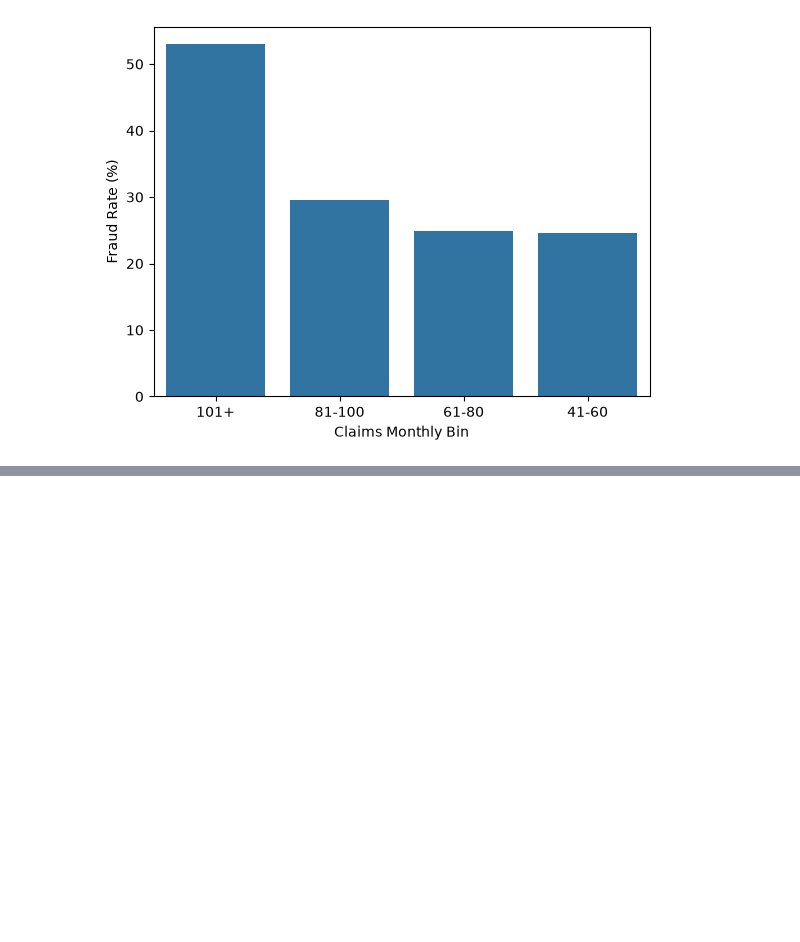
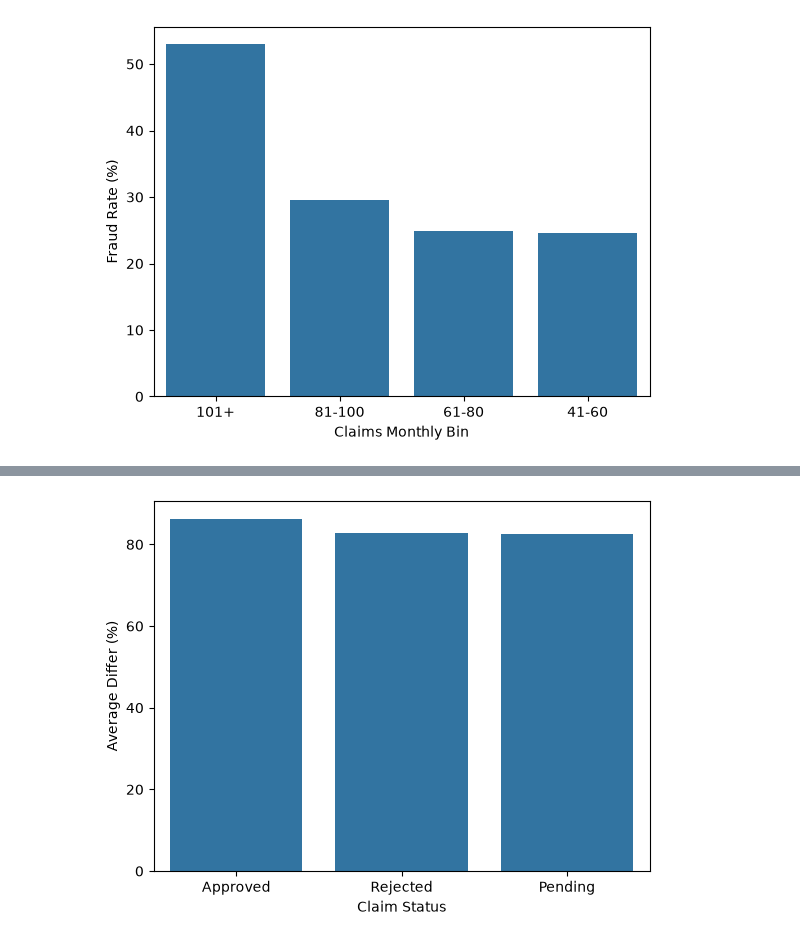
Before and after one commit to jscode-1302/claims_analysis, a Jupyter notebook: notebooks/analysis.ipynb, the cells around one changed output, grey strips where cells are left out. Drawn from its saved outputs; the diff is of its cells as text; code cells hidden in the pictures; blank space fills up the shorter version.

Commit message:
feat: analyze claim vs approved amount patterns (Q2)

```diff
--- a/notebooks/analysis.ipynb
+++ b/notebooks/analysis.ipynb
@@ -469,0 +526,17 @@ Lastly, I analyzed the categories within Q4 to identify any other relationships
+# %%
+df_status = con.execute("""
+    SELECT
+        Claim_Status,
+        ROUND(AVG(Differ), 2) as Avg_Differ,
+        ROUND(STDDEV(Differ), 2) as Stddev_Differ,
+    FROM temp_differ_table
+    GROUP BY Claim_Status
+    ORDER BY Stddev_Differ
+""").df()
+
+ax = sns.barplot(data=df_status, x='Claim_Status', y='Avg_Differ')
+
+ax.set(xlabel='Claim Status', ylabel='Average Differ (%)')
+plt.show()
+# %% [output]
+[figure, added]
```
Also changed, not shown: parts of 15 cells of this notebook.
